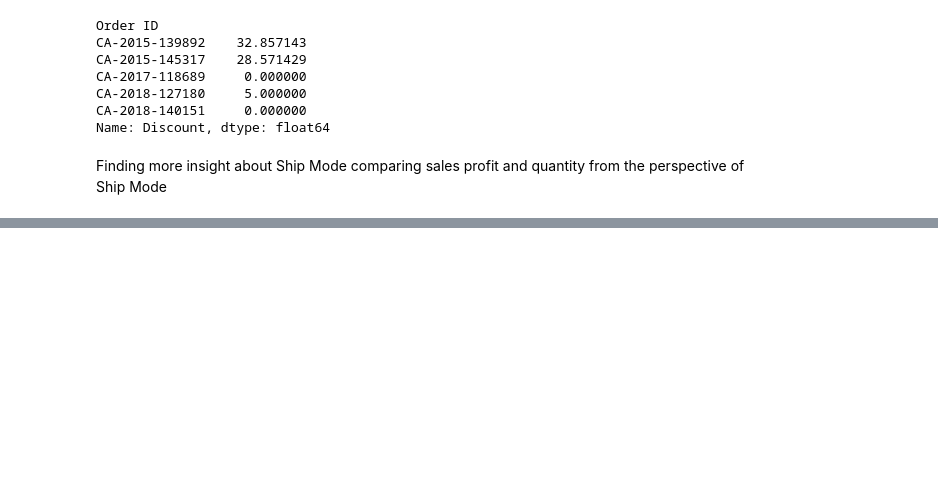
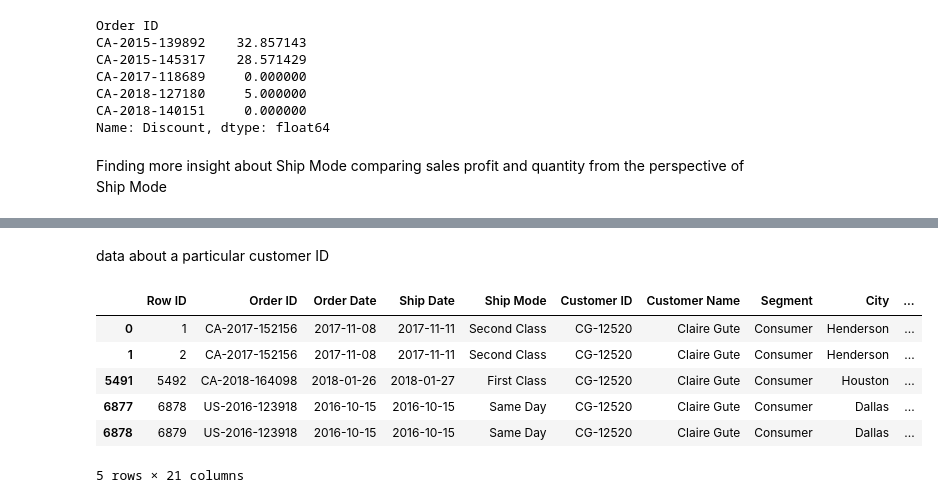
Before and after one commit to albertodavincishekhawat/DSpython, a Jupyter notebook: 2. Pandas.ipynb, the cells around one changed output, grey strips where cells are left out. Drawn from its saved outputs; the diff is of its cells as text; code cells hidden in the pictures; blank space fills up the shorter version.

```diff
--- a/2. Pandas.ipynb
+++ b/2. Pandas.ipynb
@@ -1327,0 +1369,12 @@ np.round(df.groupby("Ship Mode")[["Sales",'Profit','Quantity']].sum())
+# %% [markdown]
+data about a particular customer ID
+# %%
+df[df['Customer ID']=='CG-12520']
+# %% [output]
+|  | Row ID | Order ID | Order Date | Ship Date | Ship Mode | Customer ID | Customer Name | Segment | City | ... |
+| 0 | 1 | CA-2017-152156 | 2017-11-08 | 2017-11-11 | Second Class | CG-12520 | Claire Gute | Consumer | Henderson | ... |
+| 1 | 2 | CA-2017-152156 | 2017-11-08 | 2017-11-11 | Second Class | CG-12520 | Claire Gute | Consumer | Henderson | ... |
+| 5491 | 5492 | CA-2018-164098 | 2018-01-26 | 2018-01-27 | First Class | CG-12520 | Claire Gute | Consumer | Houston | ... |
+| 6877 | 6878 | US-2016-123918 | 2016-10-15 | 2016-10-15 | Same Day | CG-12520 | Claire Gute | Consumer | Dallas | ... |
+| 6878 | 6879 | US-2016-123918 | 2016-10-15 | 2016-10-15 | Same Day | CG-12520 | Claire Gute | Consumer | Dallas | ... |
+5 rows × 21 columns
```
Also changed, not shown: parts of 7 cells of this notebook.
